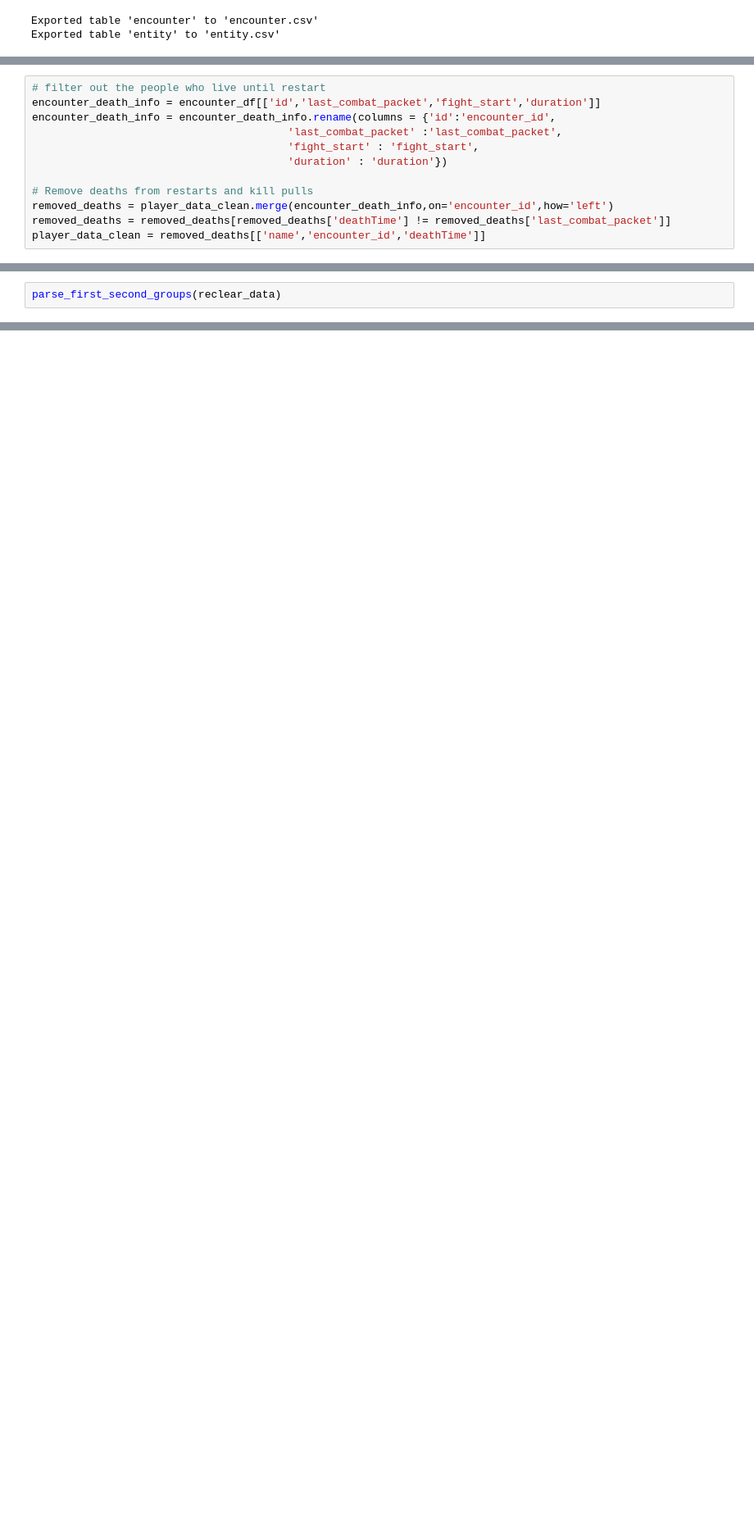
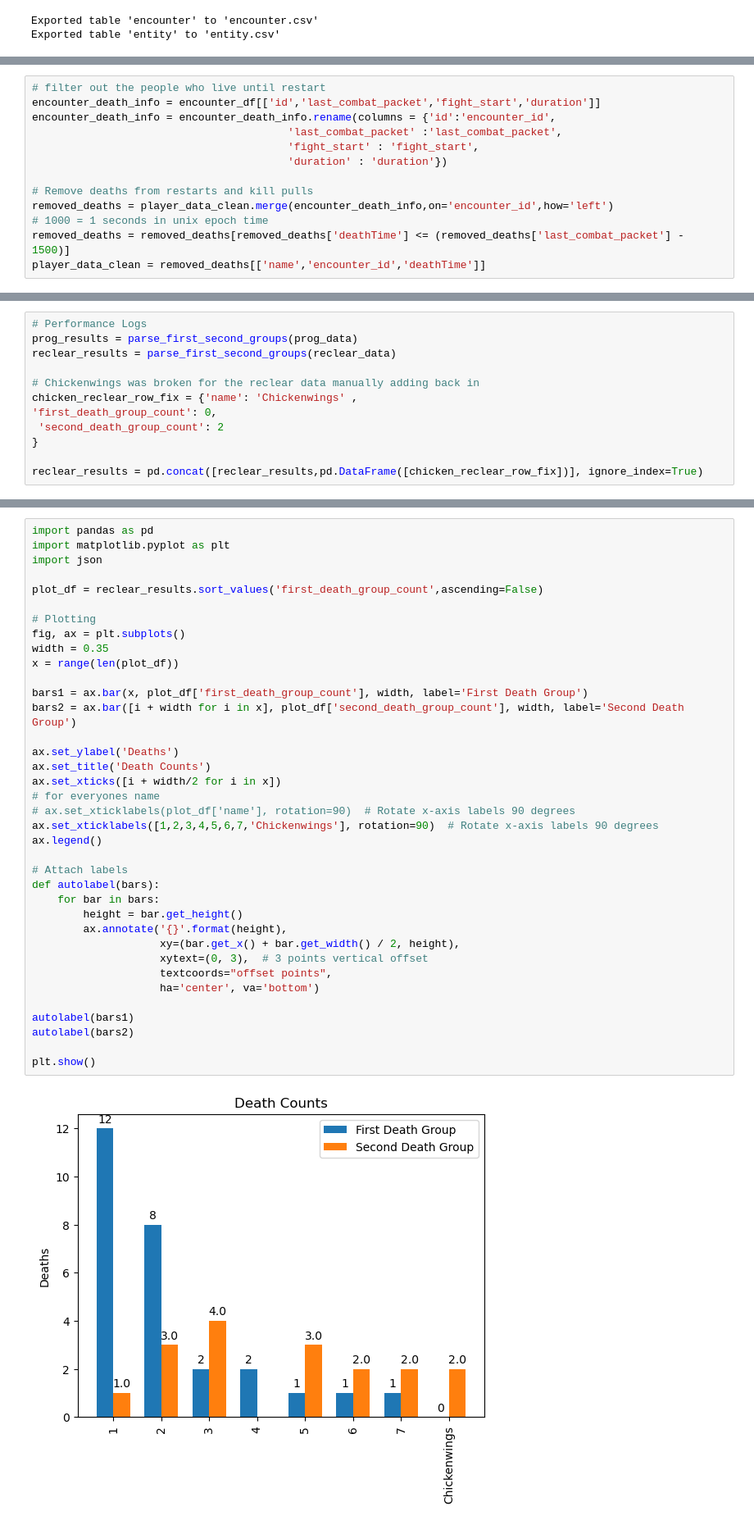
Before and after one commit to FunFighter/lost-ark-dps-log-parsing, a Jupyter notebook: death.ipynb, the cells around one changed output, grey strips where cells are left out. Shown: that part at 82% size. Drawn from its saved outputs; the diff is of its cells as text; blank space fills up the shorter version.

```diff
--- a/death.ipynb
+++ b/death.ipynb
@@ -75,5 +75,6 @@ encounter_death_info = encounter_death_info.rename(columns = {'id':'encounter_id
 
 # Remove deaths from restarts and kill pulls
 removed_deaths = player_data_clean.merge(encounter_death_info,on='encounter_id',how='left')
-removed_deaths = removed_deaths[removed_deaths['deathTime'] != removed_deaths['last_combat_packet']]
+# 1000 = 1 seconds in unix epoch time
+removed_deaths = removed_deaths[removed_deaths['deathTime'] <= (removed_deaths['last_combat_packet'] - 1500)]
 player_data_clean = removed_deaths[['name','encounter_id','deathTime']]
@@ -142,4 +126,14 @@ def parse_first_second_groups(df):
                                })
     return merged_group
 # %%
-parse_first_second_groups(reclear_data)
+# Performance Logs
+prog_results = parse_first_second_groups(prog_data)
+reclear_results = parse_first_second_groups(reclear_data)
+
+# Chickenwings was broken for the reclear data manually adding back in
+chicken_reclear_row_fix = {'name': 'Chickenwings' ,
+'first_death_group_count': 0,
+ 'second_death_group_count': 2
+}
+
+reclear_results = pd.concat([reclear_results,pd.DataFrame([chicken_reclear_row_fix])], ignore_index=True)
@@ -154,0 +144,39 @@ parse_first_second_groups(reclear_data)
+# %%
+import pandas as pd
+import matplotlib.pyplot as plt
+import json
+
+plot_df = reclear_results.sort_values('first_death_group_count',ascending=False)
+
+# Plotting
+fig, ax = plt.subplots()
+width = 0.35
+x = range(len(plot_df))
+
+bars1 = ax.bar(x, plot_df['first_death_group_count'], width, label='First Death Group')
+bars2 = ax.bar([i + width for i in x], plot_df['second_death_group_count'], width, label='Second Death Group')
+
+ax.set_ylabel('Deaths')
+ax.set_title('Death Counts')
+ax.set_xticks([i + width/2 for i in x])
+# for everyones name
+# ax.set_xticklabels(plot_df['name'], rotation=90)  # Rotate x-axis labels 90 degrees
+ax.set_xticklabels([1,2,3,4,5,6,7,'Chickenwings'], rotation=90)  # Rotate x-axis labels 90 degrees
+ax.legend()
+
+# Attach labels
+def autolabel(bars):
+    for bar in bars:
+        height = bar.get_height()
+        ax.annotate('{}'.format(height),
+                    xy=(bar.get_x() + bar.get_width() / 2, height),
+                    xytext=(0, 3),  # 3 points vertical offset
+                    textcoords="offset points",
+                    ha='center', va='bottom')
+
+autolabel(bars1)
+autolabel(bars2)
+
+plt.show()
+# %% [output]
+[figure, added]
```
Also changed, not shown: parts of 12 cells of this notebook.
